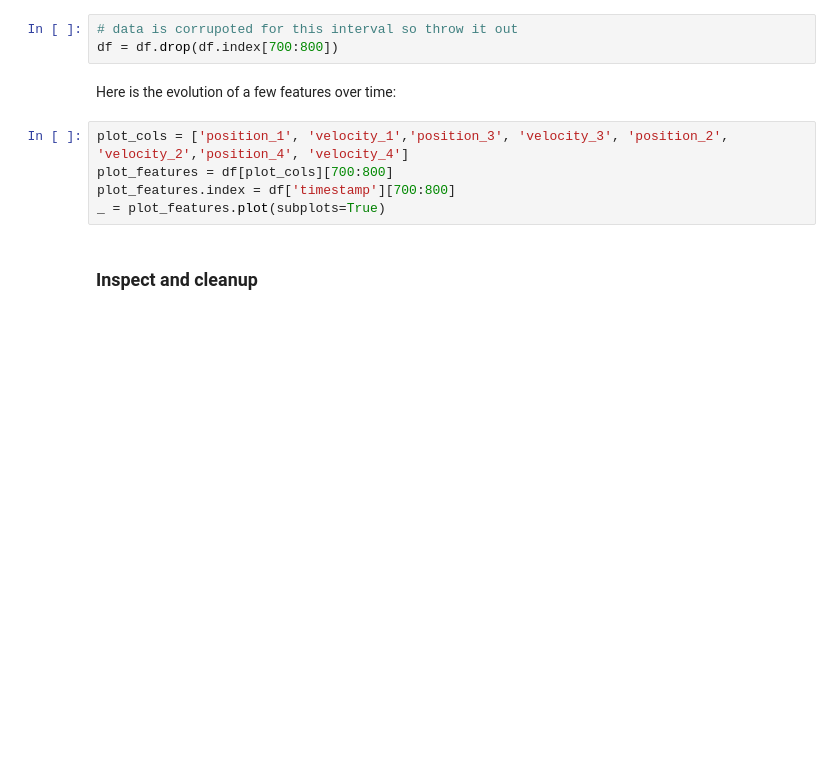
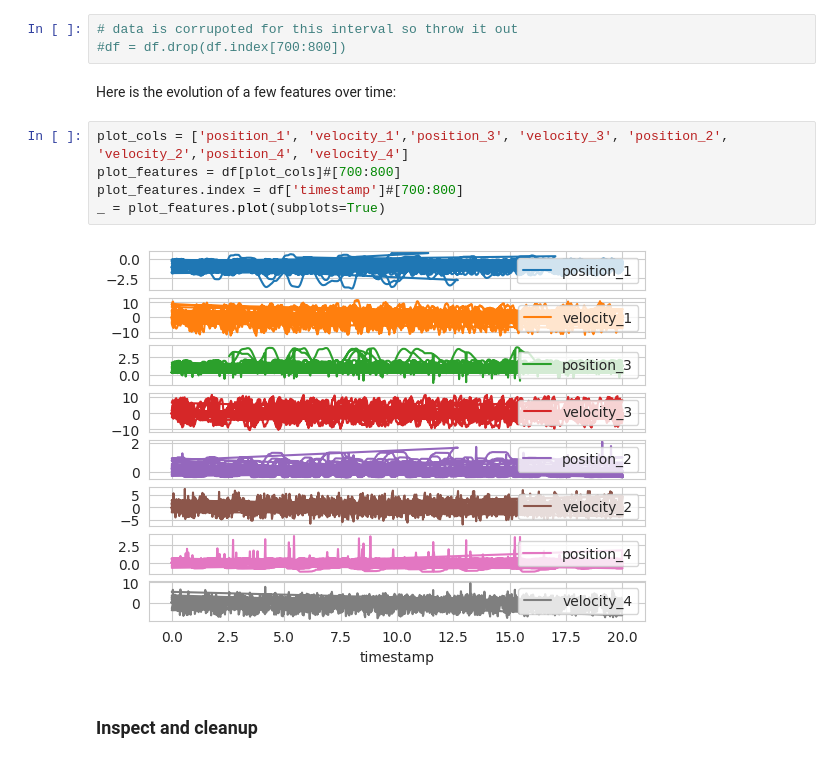
Before and after one commit to denizjafari/MIE1075, a Jupyter notebook: exo_lowlevel_control_time_series.ipynb, the cells around one changed output. Cells and saved outputs as stored; diff of their text form; blank space fills up the shorter version.

```diff
--- a/exo_lowlevel_control_time_series.ipynb
+++ b/exo_lowlevel_control_time_series.ipynb
@@ -91,13 +290,15 @@ df.shape
 # %%
 # data is corrupoted for this interval so throw it out
-df = df.drop(df.index[700:800])
+#df = df.drop(df.index[700:800])
 # %% [markdown]
 Here is the evolution of a few features over time:
 # %%
 plot_cols = ['position_1', 'velocity_1','position_3', 'velocity_3', 'position_2', 'velocity_2','position_4', 'velocity_4']
-plot_features = df[plot_cols][700:800]
-plot_features.index = df['timestamp'][700:800]
+plot_features = df[plot_cols]#[700:800]
+plot_features.index = df['timestamp']#[700:800]
 _ = plot_features.plot(subplots=True)
+# %% [output]
+[figure, added]
 # %% [markdown]
 ### Inspect and cleanup
 # %%
```
Also changed, not shown: parts of 32 cells of this notebook.
